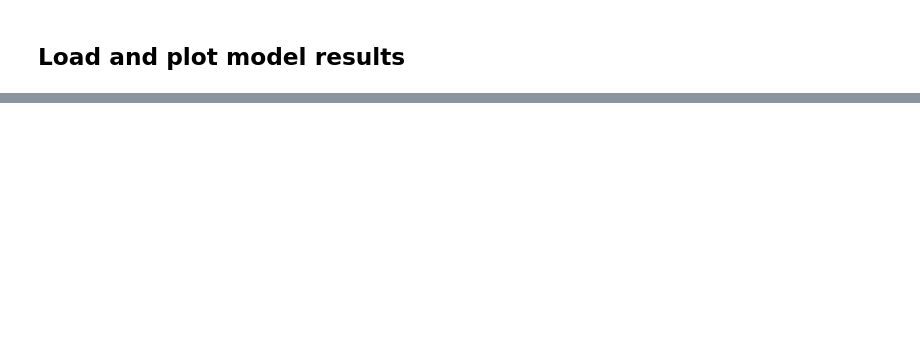
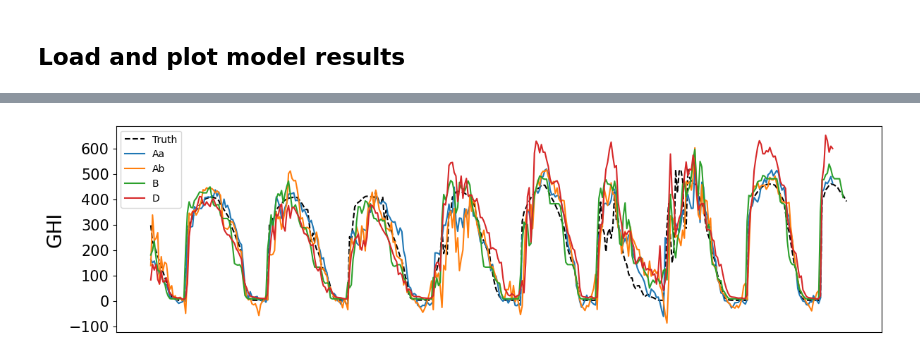
Before and after one commit to CS-433/ml-project-2-lapd, a Jupyter notebook: saved model and comparison/result.ipynb, the cells around one changed output, grey strips where cells are left out. Drawn from its saved outputs; the diff is of its cells as text; code cells hidden in the pictures; blank space fills up the shorter version.

Commit message:
result

```diff
--- a/saved model and comparison/result.ipynb
+++ b/saved model and comparison/result.ipynb
@@ -442,16 +62,7 @@ class SequentialBatchSampler2:
 # %% [markdown]
 ## Load and plot model results
-# %%
-def reload(path_file):
-
-  file_path = os.path.join(path, path_file)
-  # Load the dictionary from the file
-  with open(file_path, 'rb') as file:
-    loaded_data = pickle.load(file)
-
-  # Retrieve individual lists
-  result1 = loaded_data['dataset1']
-  result2 = loaded_data['dataset2']
-  result3 = loaded_data['dataset3']
-
-  return result1,result2,result3
+# %%
+location = [1270,4000,7900]
+dist = 400
+time_image = np.load(os.path.join(path, 'time.npy'),allow_pickle=True)
+GHI = np.load(os.path.join(path, 'labels.npy'),allow_pickle=True)
@@ -531,0 +151,27 @@ plt.show()
+# %%
+R = [R1,R2,R3]
+
+loc = [location[-1]]
+for i in range(len(loc)) :
+
+#### a plot to visualize our predictions vs the true vlaues
+  plt.figure(figsize=(14,3.8))
+
+  #get current axes
+  ax = plt.gca()
+  plt.xticks(fontsize=15)
+  plt.yticks(fontsize=15)
+  ax.set_ylabel("GHI", fontsize=20)
+  ax.set_xlabel("time", fontsize=20)
+  plt.plot(GHI[location[i]:location[i]+dist], '--k',label = 'Truth')
+  #plt.ylim(-50,1000)
+
+  for j in range(len(R[i])) :
+    plt.plot(R[i][j], label = name[j])
+  if i == 0:
+    plt.legend(loc = 'best')
+  if i != 2:
+    ax.get_xaxis().set_visible(False)
+  plt.show()
+# %% [output]
+[figure, added]
```
Also changed, not shown: parts of 25 cells of this notebook, 1 other file.
